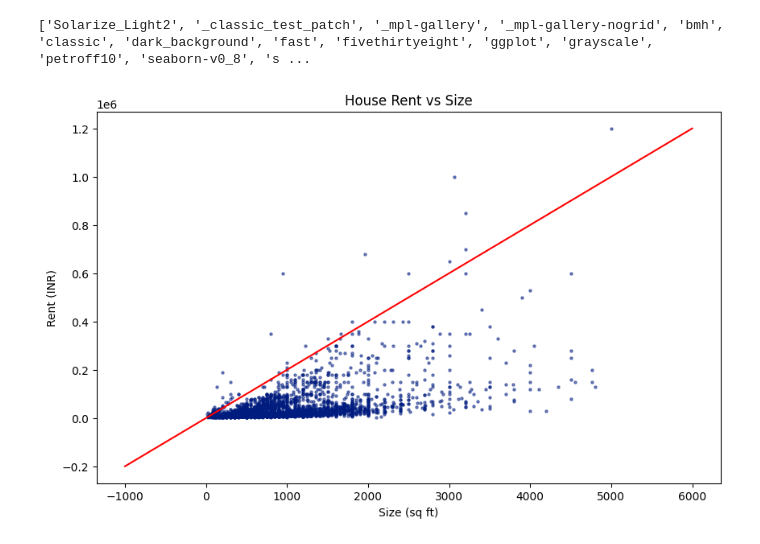
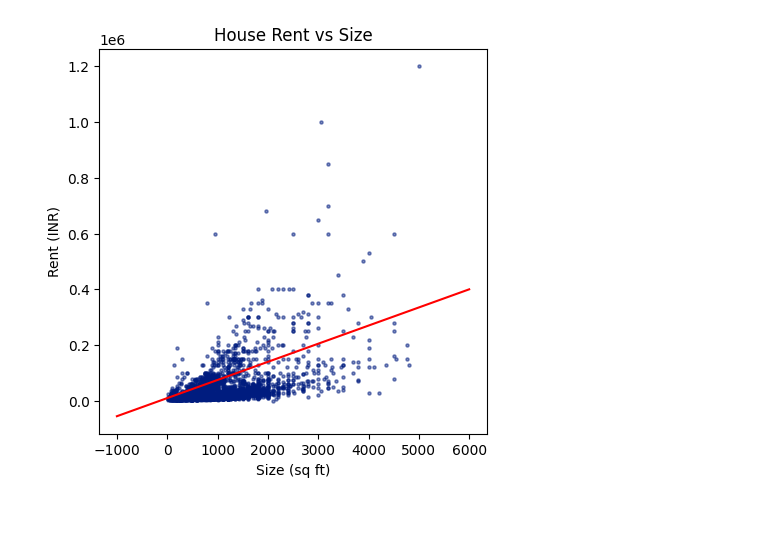
Before and after one commit to bsaranga/ml-ai-journey, a Jupyter notebook: andrewng_ml_specialization/course_1/lin_regression_implementation.ipynb, the cells around one changed output. Saved outputs shown, nothing was run; the diff lists cells and outputs as text; code cells hidden in the pictures; blank space fills up the shorter version.

Commit message:
got good plots

```diff
--- a/andrewng_ml_specialization/course_1/lin_regression_implementation.ipynb
+++ b/andrewng_ml_specialization/course_1/lin_regression_implementation.ipynb
@@ -1,29 +1,30 @@
 # %%
+#%matplotlib ipympl
 import kagglehub
 import numpy as np
+from numpy.typing import NDArray
 import matplotlib.pyplot as plt
 from kagglehub import KaggleDatasetAdapter
 
 file = "House_Rent_Dataset.csv"
 
 df = kagglehub.dataset_load(KaggleDatasetAdapter.PANDAS, "iamsouravbanerjee/house-rent-prediction-dataset", file)
 cropped_df = df[["Rent", "Size"]].query('Rent <= 2000000 and Size <= 5000')
 
-m = 200
-b = 1
+m = 65
+b = 0.01 * np.pow(10, 6)
 x_line = np.linspace(-1000, 6000)
 y_line = m * x_line + b
 
 # Plotting the data
-print(plt.style.available)
+#print(plt.style.available)
 plt.style.use('seaborn-v0_8-dark-palette')
-plt.figure(figsize=(10, 6))
+plt.figure(figsize=(5, 5))
 plt.scatter(cropped_df["Size"], cropped_df["Rent"], alpha=0.5, s=5)
 plt.title("House Rent vs Size")
 plt.xlabel("Size (sq ft)")
 plt.ylabel("Rent (INR)")
 plt.plot(x_line, y_line, color='red', label='y = mx + b')
 plt.show()
 # %% [output]
-['Solarize_Light2', '_classic_test_patch', '_mpl-gallery', '_mpl-gallery-nogrid', 'bmh', 'classic', 'dark_background', 'fast', 'fivethirtyeight', 'ggplot', 'grayscale', 'petroff10', 'seaborn-v0_8', 's ...
-[figure, old version]
+[figure, new version]
```
Also changed, not shown: parts of 2 cells of this notebook.
